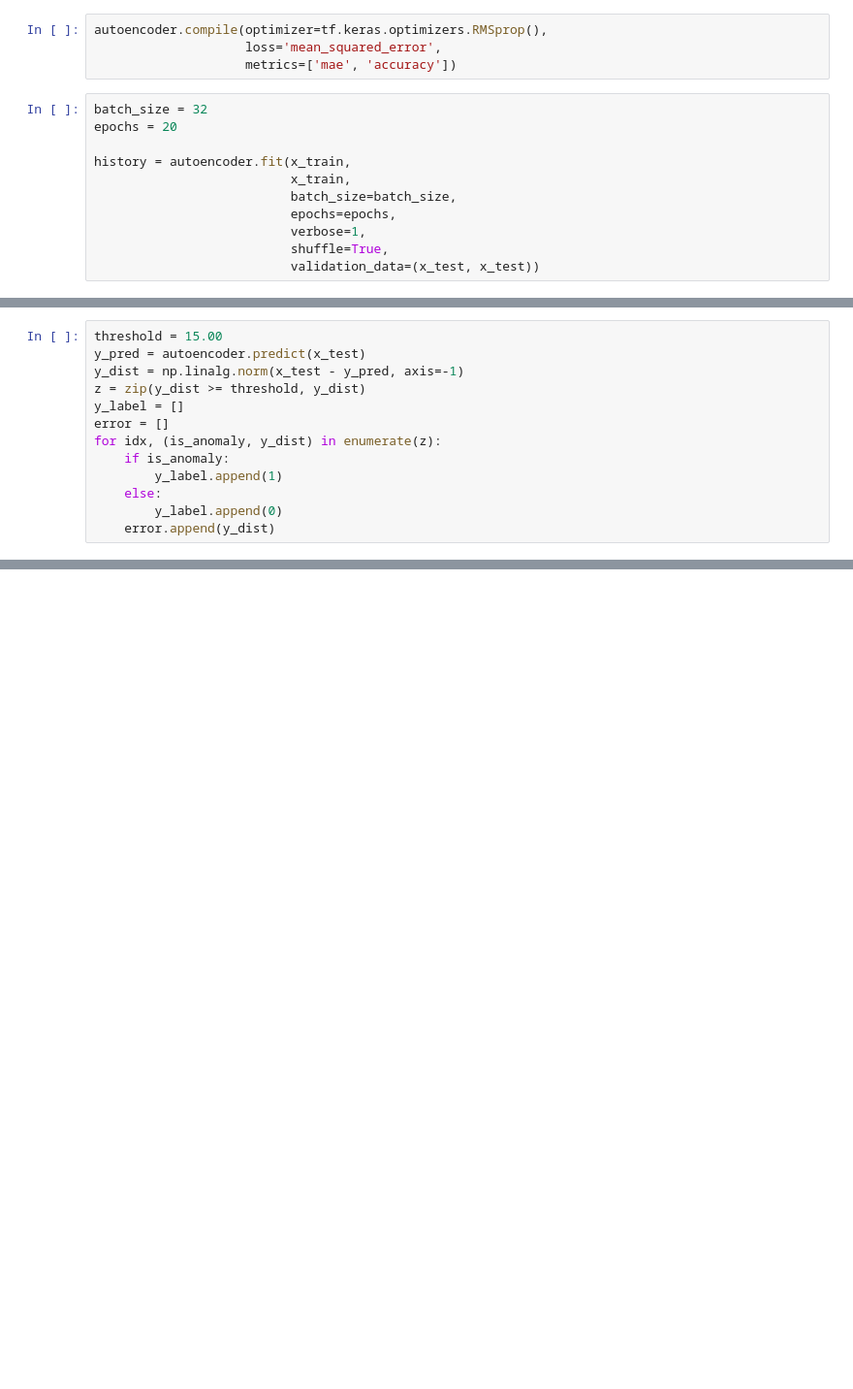
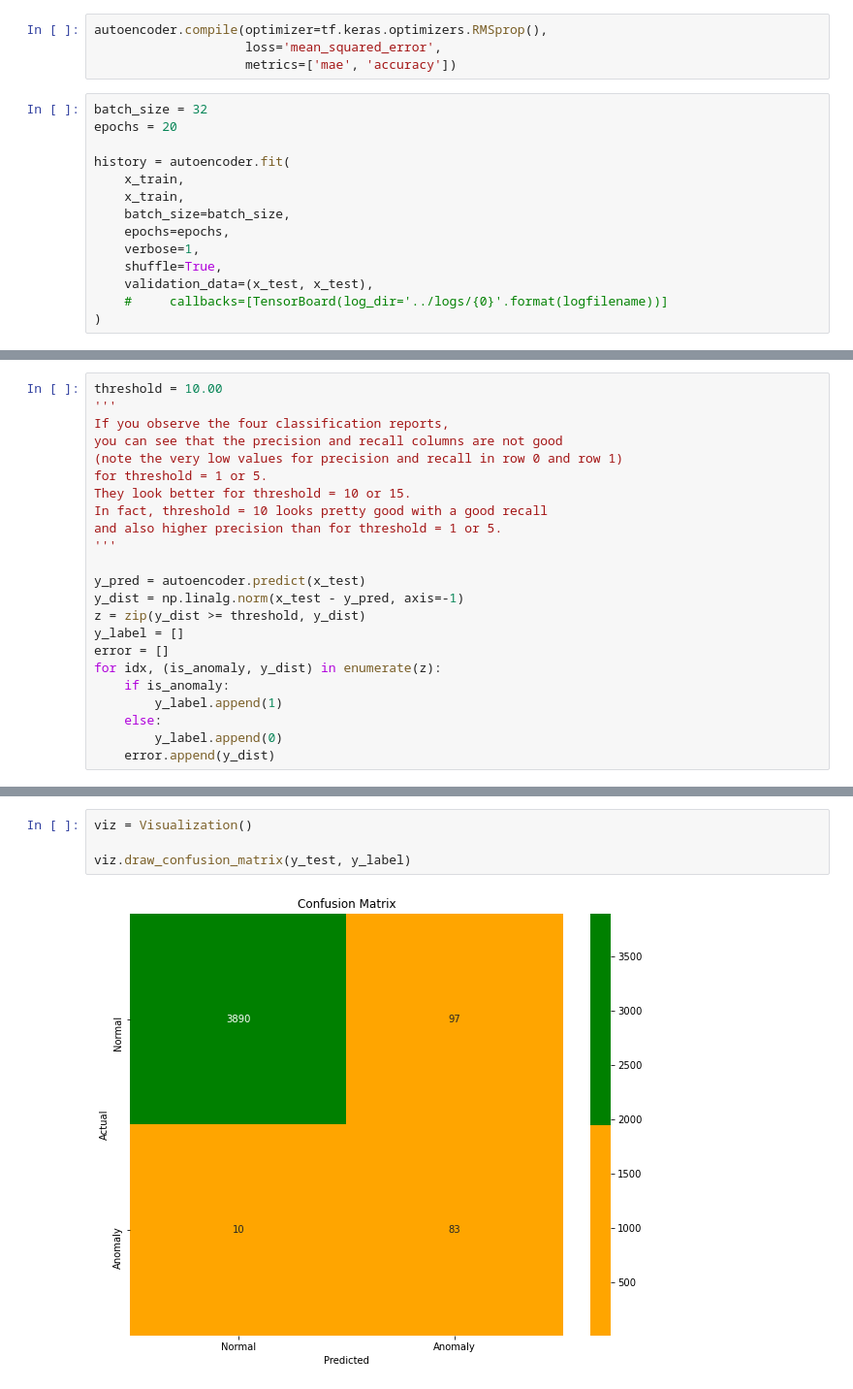
Before and after one commit to devgunho/Anomaly-Detection_using_DL, a Jupyter notebook: 05_Deep Autoencoder.ipynb, the cells around one changed output, grey strips where cells are left out. Shown at 97% size. Drawn from its saved outputs; the diff is of its cells as text; blank space fills up the shorter version.

```diff
--- a/05_Deep Autoencoder.ipynb
+++ b/05_Deep Autoencoder.ipynb
@@ -155,10 +179,13 @@ autoencoder.compile(optimizer=tf.keras.optimizers.RMSprop(),
 batch_size = 32
 epochs = 20
 
-history = autoencoder.fit(x_train,
-                          x_train,
-                          batch_size=batch_size,
-                          epochs=epochs,
-                          verbose=1,
-                          shuffle=True,
-                          validation_data=(x_test, x_test))
+history = autoencoder.fit(
+    x_train,
+    x_train,
+    batch_size=batch_size,
+    epochs=epochs,
+    verbose=1,
+    shuffle=True,
+    validation_data=(x_test, x_test),
+    #     callbacks=[TensorBoard(log_dir='../logs/{0}'.format(logfilename))]
+)
@@ -169,5 +218,15 @@ print('Test accuracy:', score[1])
 # %%
-threshold = 15.00
+threshold = 10.00
+'''
+If you observe the four classification reports,
+you can see that the precision and recall columns are not good
+(note the very low values for precision and recall in row 0 and row 1)
+for threshold = 1 or 5.
+They look better for threshold = 10 or 15.
+In fact, threshold = 10 looks pretty good with a good recall
+and also higher precision than for threshold = 1 or 5.
+'''
+
 y_pred = autoencoder.predict(x_test)
 y_dist = np.linalg.norm(x_test - y_pred, axis=-1)
 z = zip(y_dist >= threshold, y_dist)
@@ -181,0 +256,6 @@ for idx, (is_anomaly, y_dist) in enumerate(z):
+# %%
+viz = Visualization()
+
+viz.draw_confusion_matrix(y_test, y_label)
+# %% [output]
+[figure, added]
```
Also changed, not shown: parts of 10 cells of this notebook, 1 other file.
